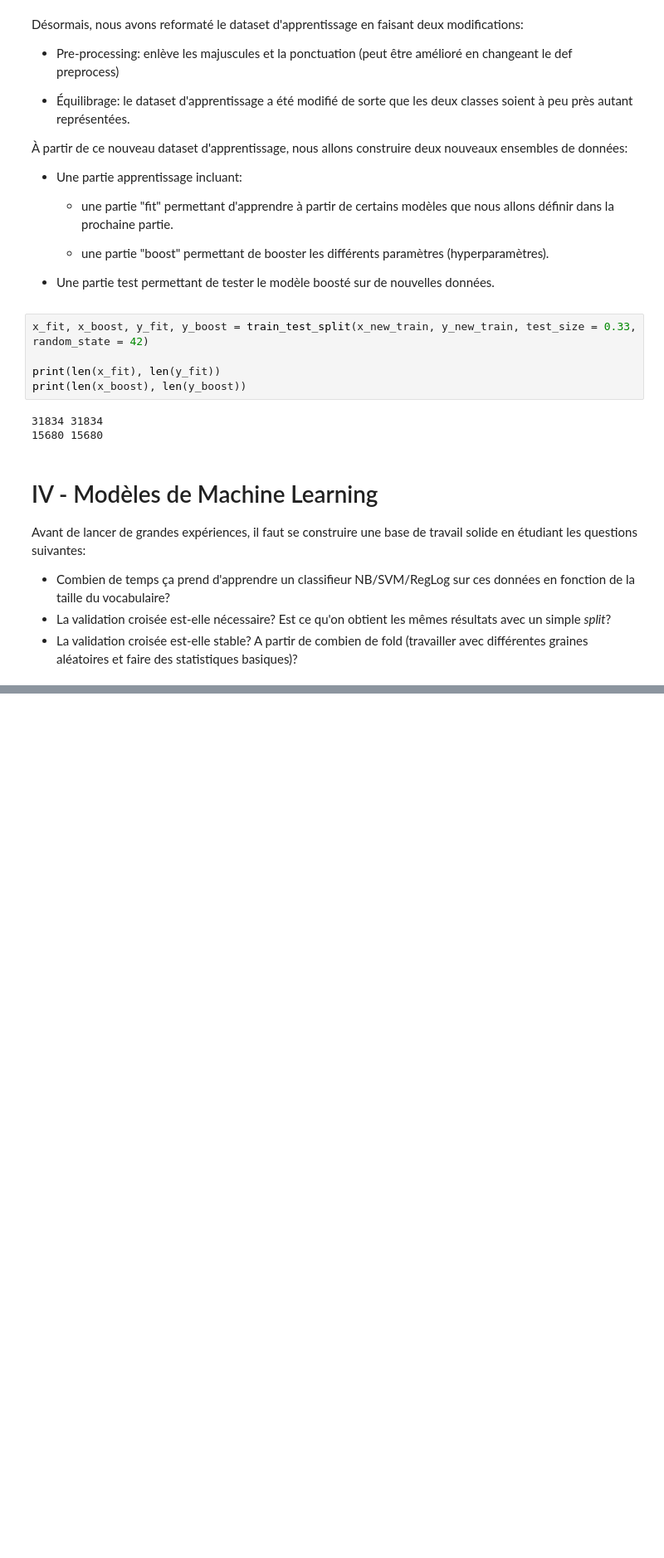
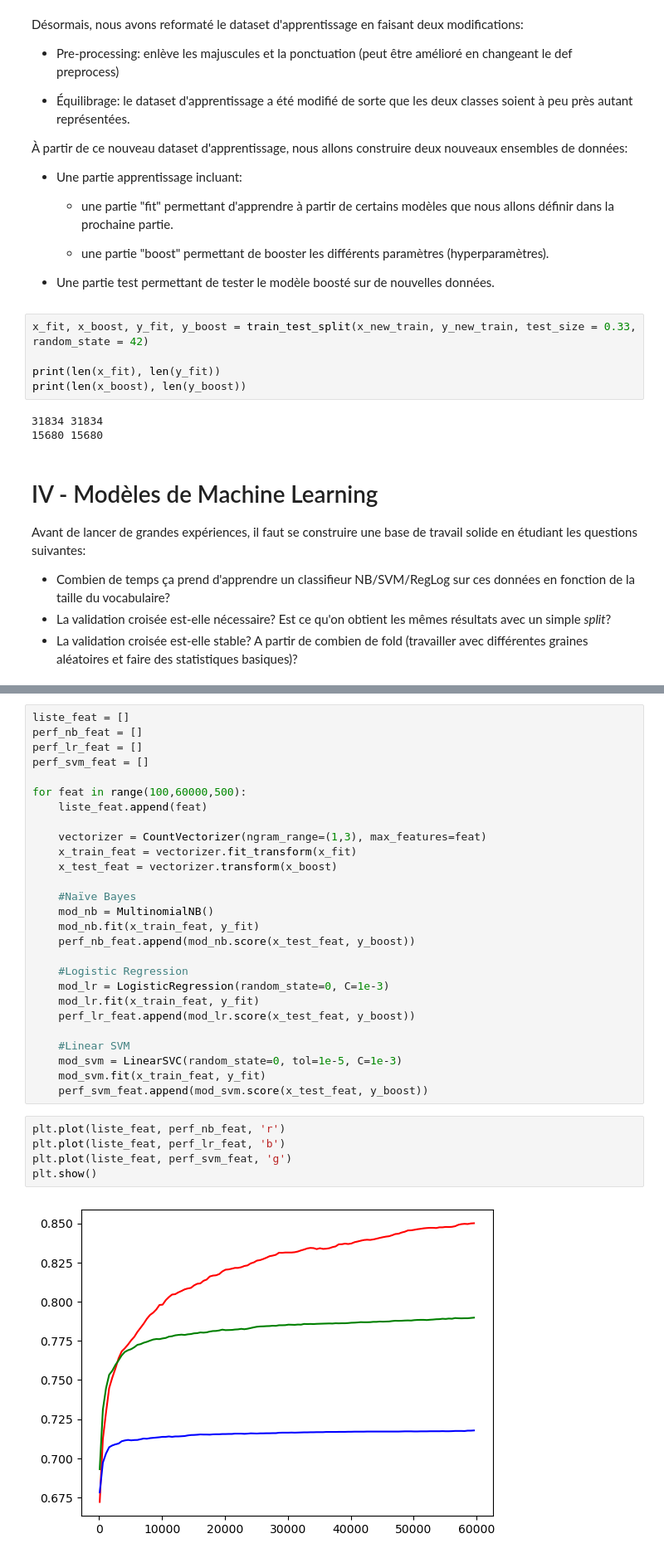
Before and after one commit to lucagortana/NLP-project, a Jupyter notebook: NLP_speech_project.ipynb, the cells around one changed output, grey strips where cells are left out. Shown at 83% size. Cells and saved outputs as stored; diff of their text form; blank space fills up the shorter version.

```diff
--- a/NLP_speech_project.ipynb
+++ b/NLP_speech_project.ipynb
@@ -468,0 +804,34 @@ Les techniques sur lesquelles nous travaillons étant sujettes au sur-apprentiss
+# %%
+liste_feat = []
+perf_nb_feat = []
+perf_lr_feat = []
+perf_svm_feat = []
+
+for feat in range(100,60000,500):
+    liste_feat.append(feat)
+
+    vectorizer = CountVectorizer(ngram_range=(1,3), max_features=feat)
+    x_train_feat = vectorizer.fit_transform(x_fit)
+    x_test_feat = vectorizer.transform(x_boost)
+
+    #Naïve Bayes
+    mod_nb = MultinomialNB()
+    mod_nb.fit(x_train_feat, y_fit)
+    perf_nb_feat.append(mod_nb.score(x_test_feat, y_boost))
+
+    #Logistic Regression
+    mod_lr = LogisticRegression(random_state=0, C=1e-3)
+    mod_lr.fit(x_train_feat, y_fit)
+    perf_lr_feat.append(mod_lr.score(x_test_feat, y_boost))
+
+    #Linear SVM
+    mod_svm = LinearSVC(random_state=0, tol=1e-5, C=1e-3)
+    mod_svm.fit(x_train_feat, y_fit)
+    perf_svm_feat.append(mod_svm.score(x_test_feat, y_boost))
+# %%
+plt.plot(liste_feat, perf_nb_feat, 'r')
+plt.plot(liste_feat, perf_lr_feat, 'b')
+plt.plot(liste_feat, perf_svm_feat, 'g')
+plt.show()
+# %% [output]
+[figure, added]
```
Also changed, not shown: parts of 35 cells of this notebook.
